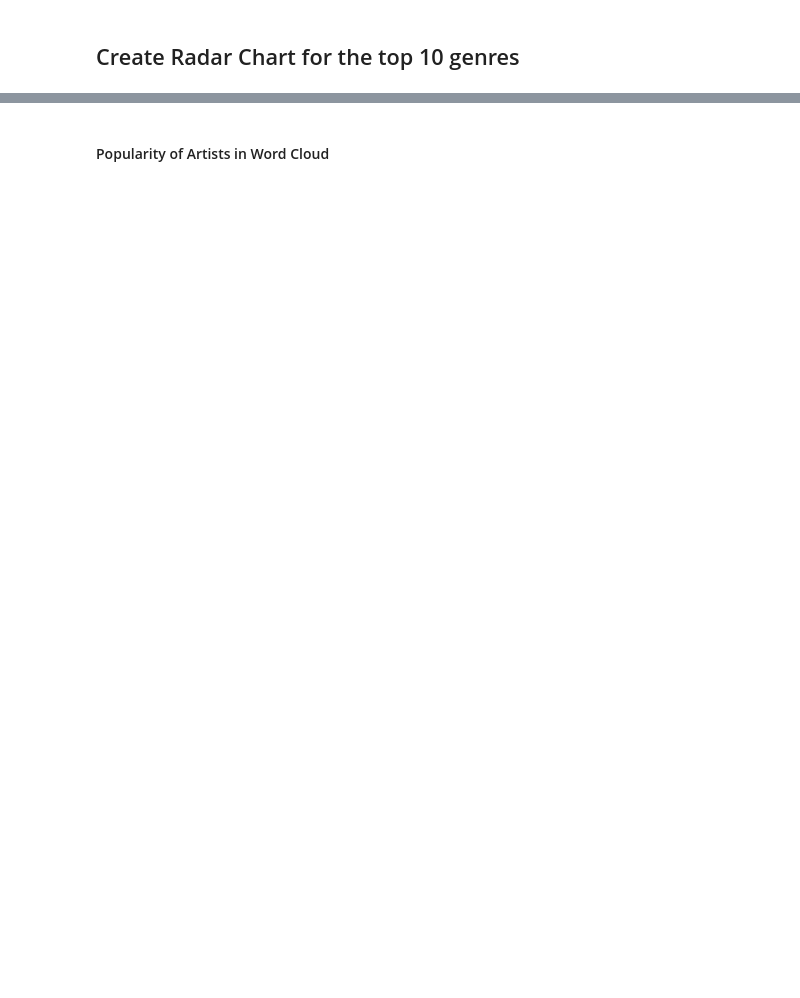
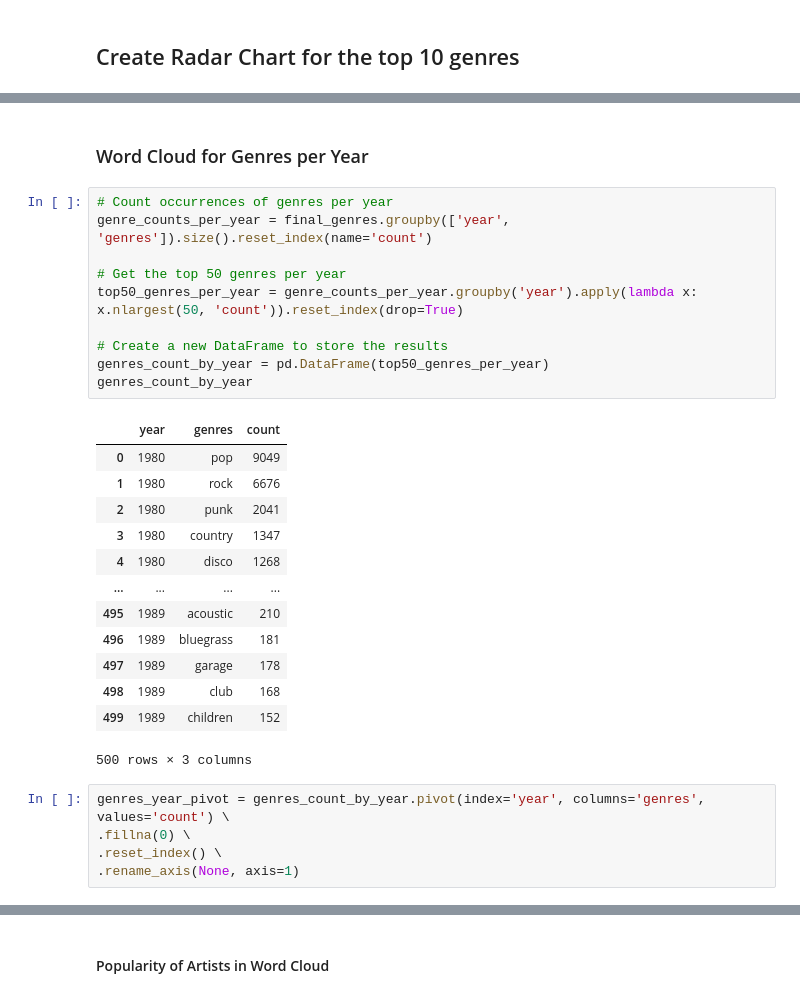
Before and after one commit to Jannis37/80s-recommender, a Jupyter notebook: viz.ipynb, the cells around one changed output, grey strips where cells are left out. Cells and saved outputs as stored; diff of their text form; blank space fills up the shorter version.

```diff
--- a/viz.ipynb
+++ b/viz.ipynb
@@ -405,0 +570,31 @@ fig.show()"""
+# %% [markdown]
+### Word Cloud for Genres per Year
+# %%
+# Count occurrences of genres per year
+genre_counts_per_year = final_genres.groupby(['year', 'genres']).size().reset_index(name='count')
+
+# Get the top 50 genres per year
+top50_genres_per_year = genre_counts_per_year.groupby('year').apply(lambda x: x.nlargest(50, 'count')).reset_index(drop=True)
+
+# Create a new DataFrame to store the results
+genres_count_by_year = pd.DataFrame(top50_genres_per_year)
+genres_count_by_year
+# %% [output]
+|  | year | genres | count |
+| 0 | 1980 | pop | 9049 |
+| 1 | 1980 | rock | 6676 |
+| 2 | 1980 | punk | 2041 |
+| 3 | 1980 | country | 1347 |
+| 4 | 1980 | disco | 1268 |
+| ... | ... | ... | ... |
+| 495 | 1989 | acoustic | 210 |
+| 496 | 1989 | bluegrass | 181 |
+| 497 | 1989 | garage | 178 |
+| 498 | 1989 | club | 168 |
+| 499 | 1989 | children | 152 |
+500 rows × 3 columns
+# %%
+genres_year_pivot = genres_count_by_year.pivot(index='year', columns='genres', values='count') \
+.fillna(0) \
+.reset_index() \
+.rename_axis(None, axis=1)
```
Also changed, not shown: parts of 76 cells of this notebook.
